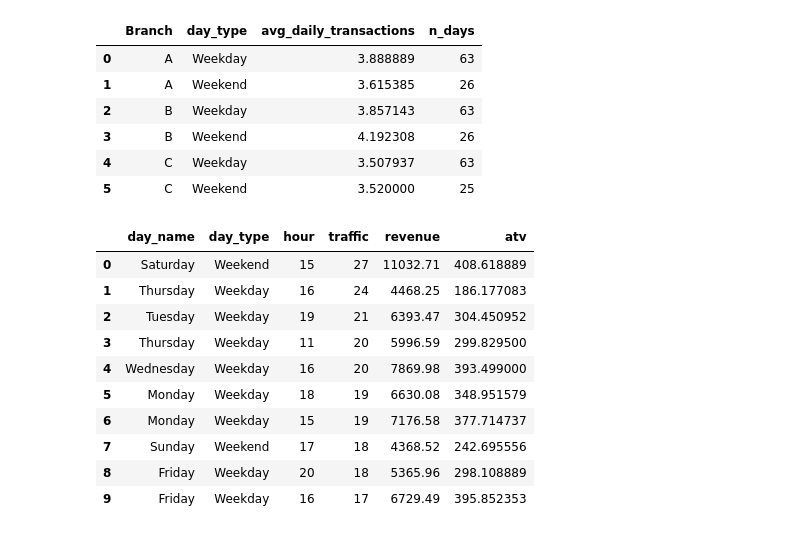
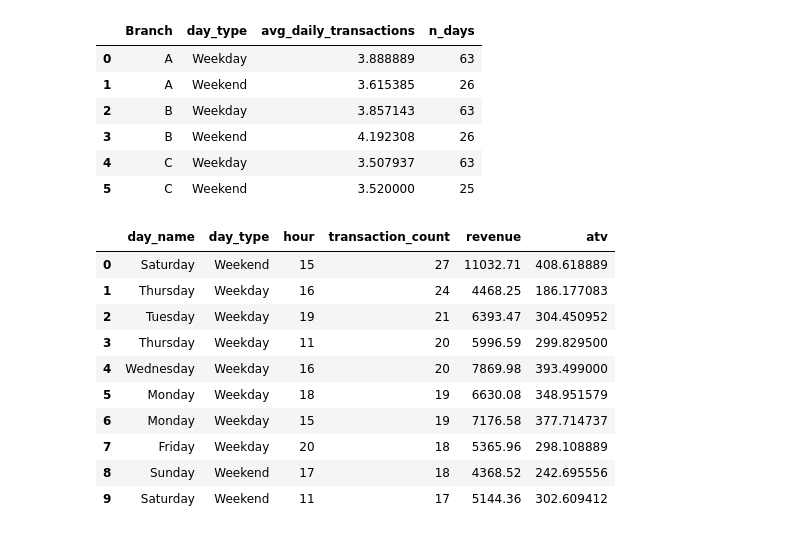
Before and after one commit to Hannah342/data_analytics_projects, a Jupyter notebook: supermarket_sales_sql_analysis/supermarket_sales_sql_analysis.ipynb, the cells around one changed output. Drawn from its saved outputs; the diff is of its cells as text; code cells hidden in the pictures.

```diff
--- a/supermarket_sales_sql_analysis/supermarket_sales_sql_analysis.ipynb
+++ b/supermarket_sales_sql_analysis/supermarket_sales_sql_analysis.ipynb
@@ -137,38 +137,38 @@ feat AS (
     -- Derive weekday/weekend classification and hour
     SELECT
         "Invoice ID",
         STRFTIME(dt, '%A') AS day_name,
         CASE
             WHEN STRFTIME(dt, '%w') IN ('0','6') THEN 'Weekend'
             ELSE 'Weekday'
         END AS day_type,
         EXTRACT(HOUR FROM tm) AS hour,
         Total
     FROM base
 ),
 
 agg_hourly AS (
     -- Aggregate to hourly level (day_name × hour)
     SELECT
         day_name,
         day_type,
         hour,
-        COUNT(DISTINCT "Invoice ID") AS traffic,
+        COUNT(DISTINCT "Invoice ID") AS transaction_count,
         SUM(Total) AS revenue,
         AVG(Total) AS atv
     FROM feat
     GROUP BY day_name, day_type, hour
 )
 
--- Rank slots by traffic and return Top N
+-- Rank slots by transaction_count and return Top N
 SELECT
-    day_name, day_type, hour, traffic, revenue, atv
+    day_name, day_type, hour, transaction_count, revenue, atv
 FROM agg_hourly
-ORDER BY traffic DESC
+ORDER BY transaction_count DESC
 LIMIT 10;
 """).df()
 # %% [output]
-|  | day_name | day_type | hour | traffic | revenue | atv |
+|  | day_name | day_type | hour | transaction_count | revenue | atv |
 | 0 | Saturday | Weekend | 15 | 27 | 11032.71 | 408.618889 |
 | 1 | Thursday | Weekday | 16 | 24 | 4468.25 | 186.177083 |
 | 2 | Tuesday | Weekday | 19 | 21 | 6393.47 | 304.450952 |
@@ -176,7 +176,7 @@ LIMIT 10;
 | 4 | Wednesday | Weekday | 16 | 20 | 7869.98 | 393.499000 |
 | 5 | Monday | Weekday | 18 | 19 | 6630.08 | 348.951579 |
 | 6 | Monday | Weekday | 15 | 19 | 7176.58 | 377.714737 |
-| 7 | Sunday | Weekend | 17 | 18 | 4368.52 | 242.695556 |
-| 8 | Friday | Weekday | 20 | 18 | 5365.96 | 298.108889 |
-| 9 | Friday | Weekday | 16 | 17 | 6729.49 | 395.852353 |
+| 7 | Friday | Weekday | 20 | 18 | 5365.96 | 298.108889 |
+| 8 | Sunday | Weekend | 17 | 18 | 4368.52 | 242.695556 |
+| 9 | Saturday | Weekend | 11 | 17 | 5144.36 | 302.609412 |
 # %%
```
Also changed, not shown: parts of 3 cells of this notebook, 2 other files.
